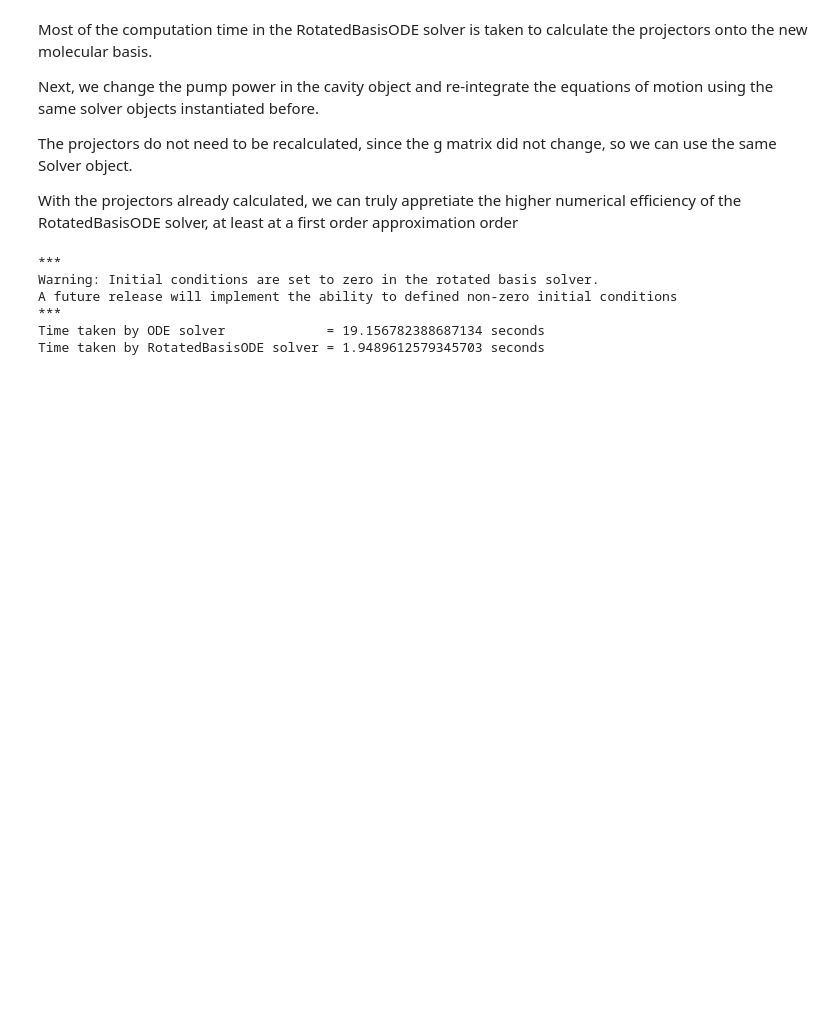
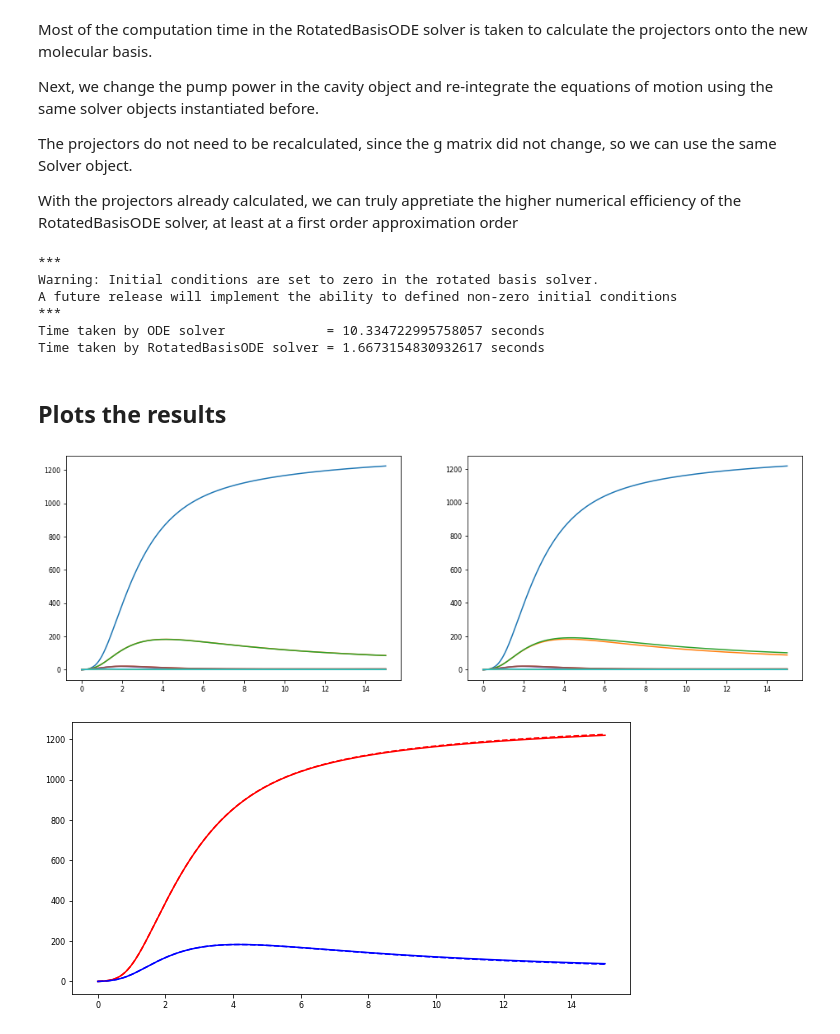
Before and after one commit to photonbec/PyPBEC, a Jupyter notebook: examples/real_space_vs_rotated_space_molecular_basis.ipynb, the cells around one changed output. Cells and saved outputs as stored; diff of their text form; code cells hidden in the pictures; blank space fills up the shorter version.

```diff
--- a/examples/real_space_vs_rotated_space_molecular_basis.ipynb
+++ b/examples/real_space_vs_rotated_space_molecular_basis.ipynb
@@ -160,7 +160,7 @@ The projectors do not need to be recalculated, since the g matrix did not change
 
 With the projectors already calculated, we can truly appretiate the higher numerical efficiency of the RotatedBasisODE solver, at least at a first order approximation order
 # %%
-pump_power = 2*5e2
+pump_power = 2*20e2
 pump = pump_power * (pump/np.sum(pump))
 cavity.set_reservoir_pump_rates(rates=np.reshape(pump, [pump.shape[0]*pump.shape[1]]))
 
@@ -179,5 +179,20 @@ print("Time taken by RotatedBasisODE solver = {0} seconds".format(t4-t3))
 Warning: Initial conditions are set to zero in the rotated basis solver.
 A future release will implement the ability to defined non-zero initial conditions
 ***
-Time taken by ODE solver             = 19.156782388687134 seconds
-Time taken by RotatedBasisODE solver = 1.9489612579345703 seconds
+Time taken by ODE solver             = 10.334722995758057 seconds
+Time taken by RotatedBasisODE solver = 1.6673154830932617 seconds
+# %% [markdown]
+## Plots the results
+# %%
+n_modes_plot = 10
+fig, ax = plt.subplots(1, 2, figsize=(16, 5))
+_=[ax[0].plot(solved_cavity_ode.t, solved_cavity_ode.photons[:,i]) for i in range(0, n_modes_plot)]
+_=[ax[1].plot(solved_cavity_ode_rotated.t, solved_cavity_ode_rotated.photons[:,i]) for i in range(0, n_modes_plot)]
+
+fig, ax = plt.subplots(1, 1, figsize=(10, 5))
+colors = [(1,0,0), (0,0,1)]
+_=[ax.plot(solved_cavity_ode.t, solved_cavity_ode.photons[:,i], '--', color=colors[i]) for i in range(0, 2)]
+_=[ax.plot(solved_cavity_ode_rotated.t, solved_cavity_ode_rotated.photons[:,i], '-', color=colors[i]) for i in range(0, 2)]
+# %% [output]
+[figure, added]
+[figure, added]
```
Also changed, not shown: parts of 4 cells of this notebook, 5 other files.
